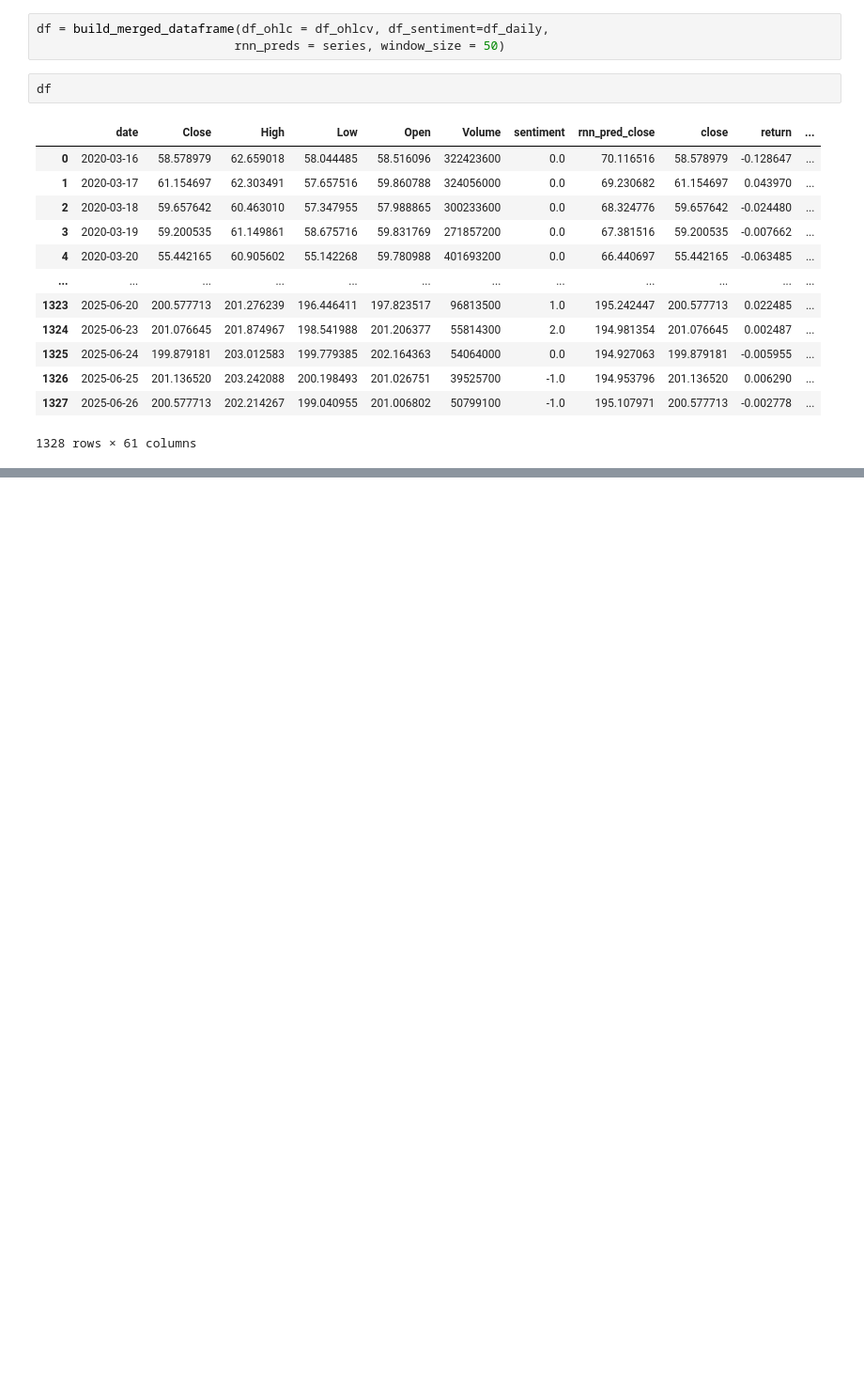
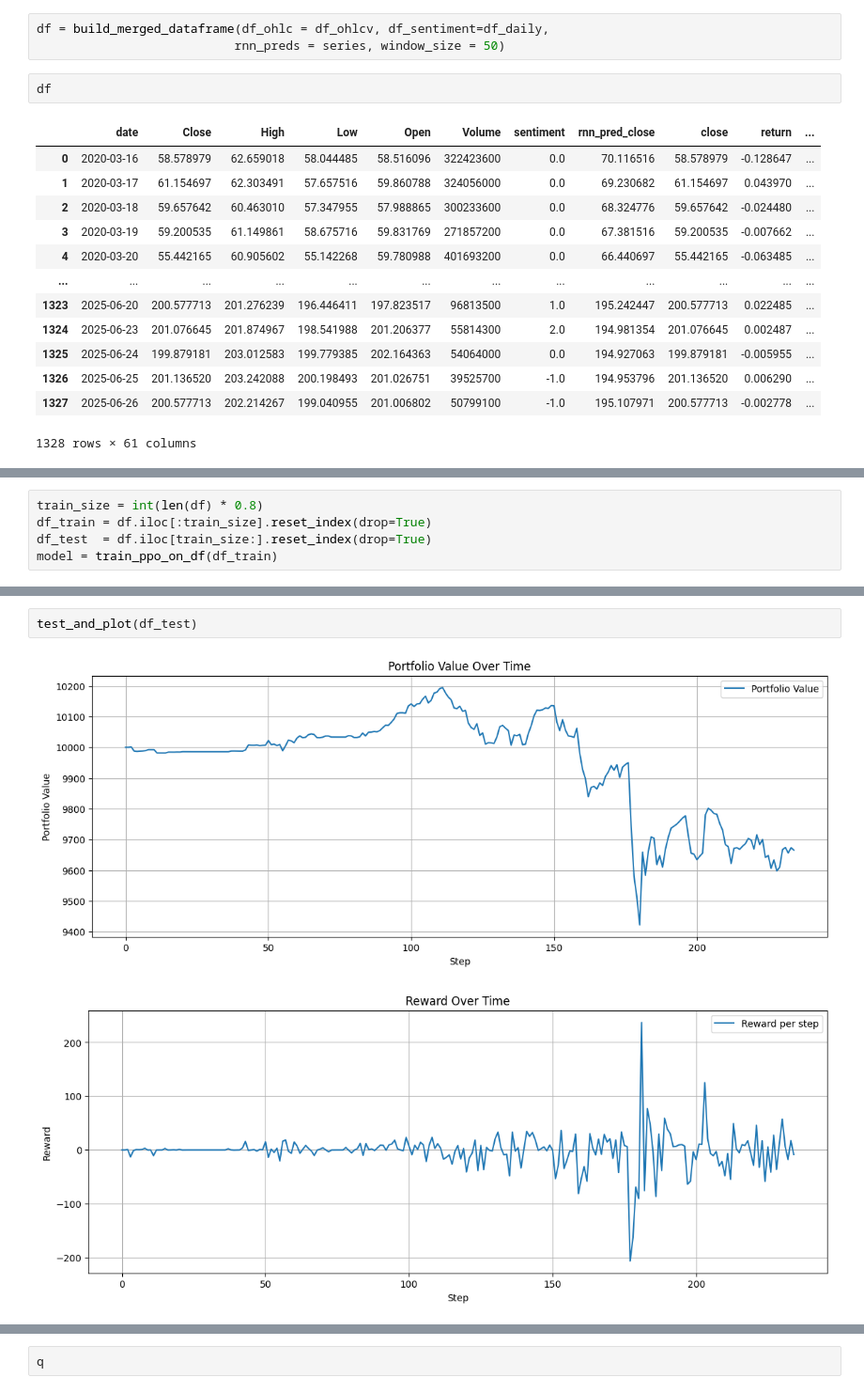
Before and after one commit to ArnaudThs/StockProphet, a Jupyter notebook: StockProphet/Notebook/test_mainpy.ipynb, the cells around one changed output, grey strips where cells are left out. Shown at 94% size. Saved outputs shown, nothing was run; the diff lists cells and outputs as text; blank space fills up the shorter version.

```diff
--- a/StockProphet/Notebook/test_mainpy.ipynb
+++ b/StockProphet/Notebook/test_mainpy.ipynb
@@ -248,0 +474,5 @@ NameError: name 'y_pred' is not defined
+# %%
+train_size = int(len(df) * 0.8)
+df_train = df.iloc[:train_size].reset_index(drop=True)
+df_test  = df.iloc[train_size:].reset_index(drop=True)
+model = train_ppo_on_df(df_train)
@@ -248,0 +497,5 @@ NameError: name 'y_pred' is not defined
+# %%
+test_and_plot(df_test)
+# %% [output]
+[figure, added]
+[figure, added]
@@ -248,0 +503,2 @@ NameError: name 'y_pred' is not defined
+# %%
+q
```
Also changed, not shown: parts of 17 cells of this notebook, 6 other files.
